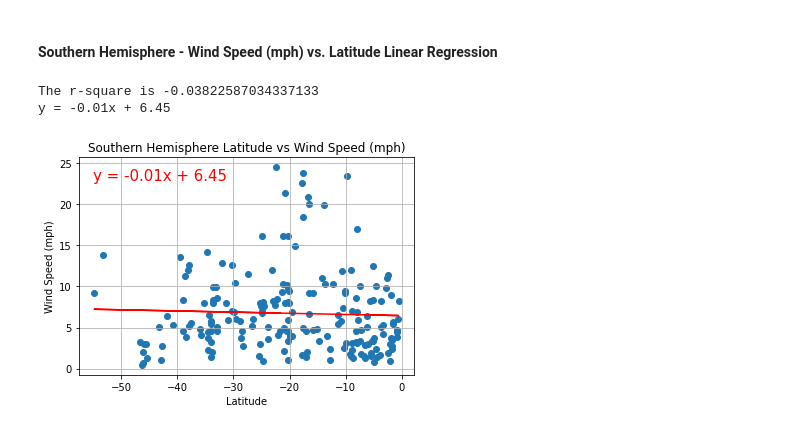
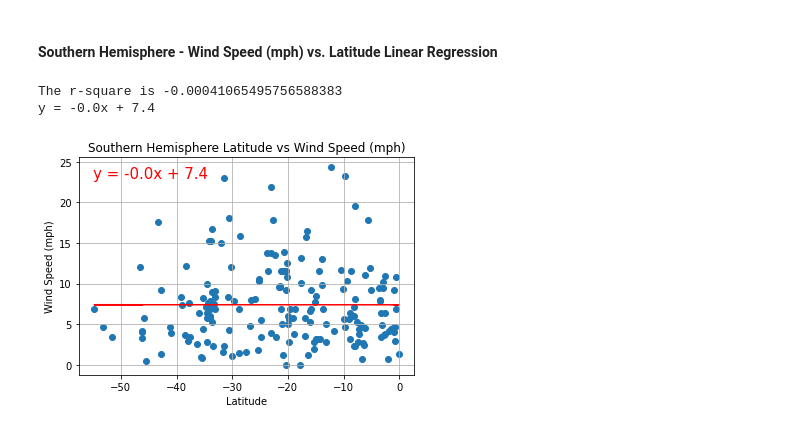
Before and after one commit to LiteshSamji/python-api, a Jupyter notebook: WeatherPy/WeatherPy.ipynb, the cells around one changed output. Cells and saved outputs as stored; diff of their text form; code cells hidden in the pictures.

```diff
--- a/WeatherPy/WeatherPy.ipynb
+++ b/WeatherPy/WeatherPy.ipynb
@@ -415,19 +424,19 @@ KeyError: 'Wind speed'
 # %%
 #Get Latitude and Windspeed values
 x_values = southern_df["Lat"]
-y_values = southern_df["Wind speed"]
+y_values = southern_df["Wind Speed"]
 
 #Display's the equation at x,y points
 eq_plotX = -55
 eq_plotY = 23
 
 #Display
 y_label = "Wind Speed (mph)"
 plt.title(f'Southern Hemisphere Latitude vs Wind Speed (mph)')
 linearRegression(x_values,y_values,eq_plotX,eq_plotY,y_label)
 plt.savefig(f'../output/Southern Hemisphere Latitude vs Wind Speed.png')
 plt.show()
 # %% [output]
-The r-square is -0.03822587034337133
-y = -0.01x + 6.45
+The r-square is -0.00041065495756588383
+y = -0.0x + 7.4
-[figure, old version]
+[figure, new version]
```
Also changed, not shown: parts of 7 cells of this notebook, 15 other files.
